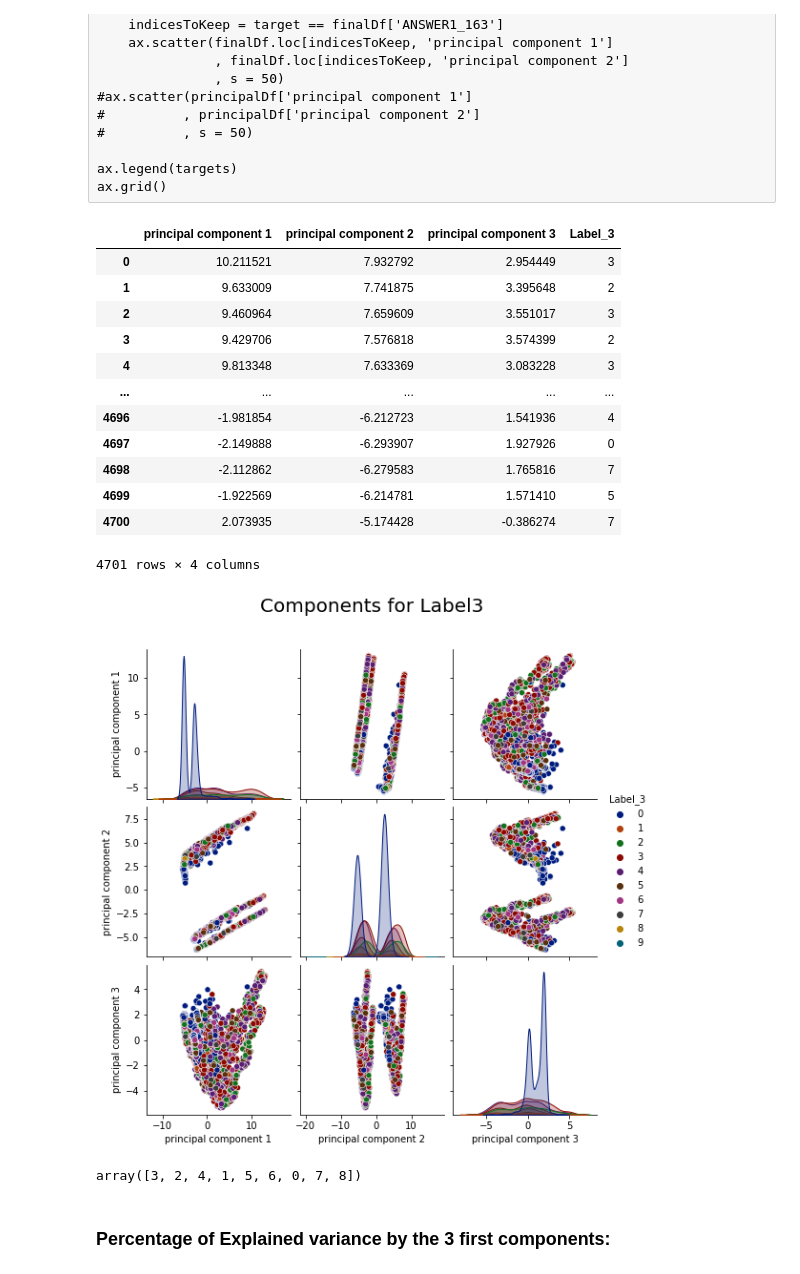
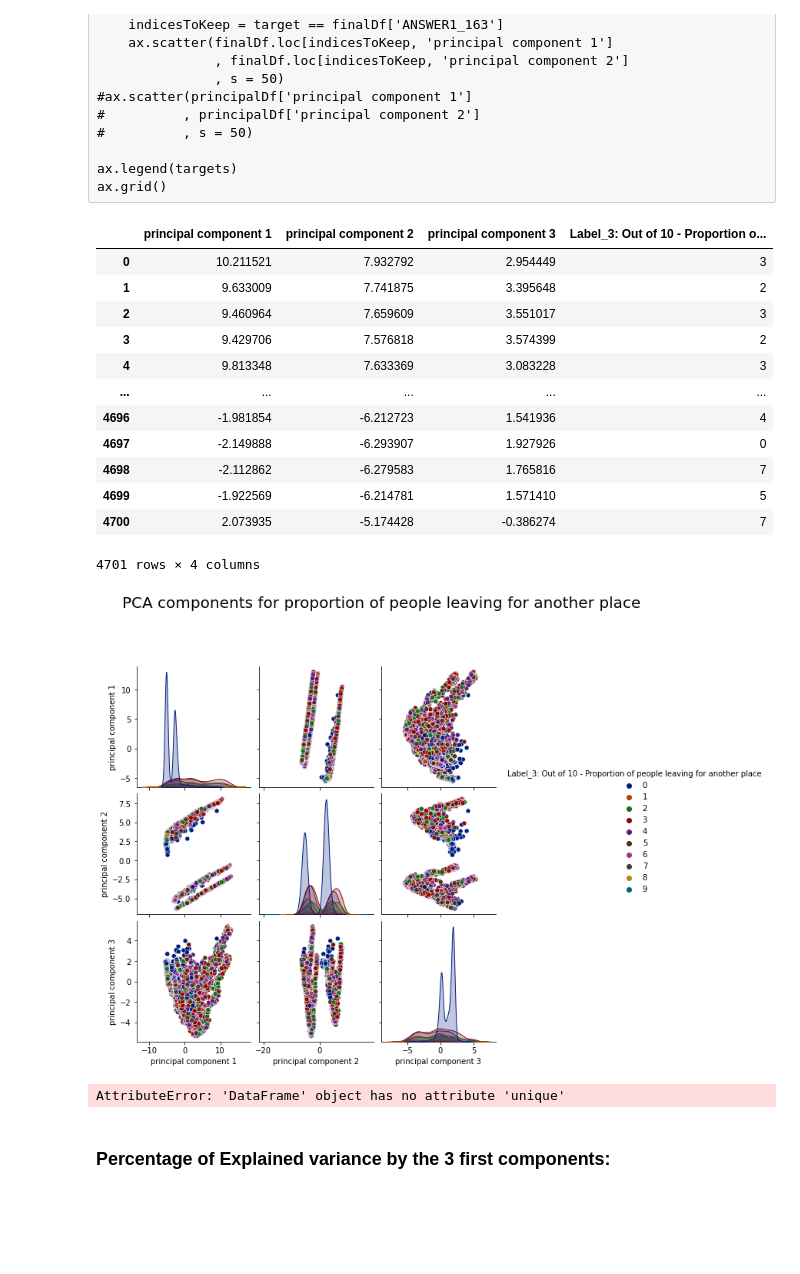
Before and after one commit to Learningchipmunk/CANDEV2022_Mobilit-, a Jupyter notebook: Ponderation-Normalization-PCA-Fig-Label3.ipynb, the cells around one changed output. Cells and saved outputs as stored; diff of their text form; code cells hidden in the pictures; blank space fills up the shorter version.

```diff
--- a/Ponderation-Normalization-PCA-Fig-Label3.ipynb
+++ b/Ponderation-Normalization-PCA-Fig-Label3.ipynb
@@ -107,6 +107,8 @@ for col in percentages_columns:
 X_train = normalized_percentages_df.drop(labels=label_columns, axis=1)
 #y_train = normalized_ponderated_df[label_columns]
 y_train=Label_3
-y_train.rename(columns={0: "Label_3"}, inplace=True)
-X_train.isin([np.inf, -np.inf]).describe()
+y_train.rename(columns={'Label_3':"Label_3: Out of 10 - Proportion of people leaving for another place"}, inplace=True)
+print(y_train)
+
+#X_train.isin([np.inf, -np.inf]).describe()
 # %% [output]
@@ -210,7 +220,7 @@ ax.grid()
 # %%
 finalDf
 # %% [output]
-|  | principal component 1 | principal component 2 | principal component 3 | Label_3 |
+|  | principal component 1 | principal component 2 | principal component 3 | Label_3: Out of 10 - Proportion o... |
 | 0 | 10.211521 | 7.932792 | 2.954449 | 3 |
 | 1 | 9.633009 | 7.741875 | 3.395648 | 2 |
 | 2 | 9.460964 | 7.659609 | 3.551017 | 3 |
@@ -226,21 +236,22 @@ finalDf
 # %%
 #sns.set(color_codes=True)
 #sns.set_palette("Blues")
 
 #fig = plt.figure(figsize = (8,8))
 #ax = fig.add_subplot(1,1,1)
 #ax.legend("ANSWER1_163")
 #ax.grid()
 
-plot = sns.pairplot(finalDf, hue="Label_3", palette="dark")#Spectral
-plot.fig.suptitle("Components for Label3", size=20, y=1.08)
-plt.savefig("Results/Components_for_Label3.png")
+plot = sns.pairplot(finalDf, hue="Label_3: Out of 10 - Proportion of people leaving for another place", palette="dark")#Spectral
+#plot.fig.suptitle("Components for Label3", size=20, y=1.08)
+plt.title("PCA components for proportion of people leaving for another place", y=2.5, x=0, size=20)
+plt.savefig("Results/Components_for_Label3.png",  bbox_inches="tight")
 # %% [output]
-[figure, old version]
+[figure, new version]
 # %%
 y_train.unique()
 # %% [output]
-array([3, 2, 4, 1, 5, 6, 0, 7, 8])
+AttributeError: 'DataFrame' object has no attribute 'unique'
 # %% [markdown]
 ### Percentage of Explained variance by the 3 first components:
 # %%
```
Also changed, not shown: parts of 9 cells of this notebook, 3 other files.
